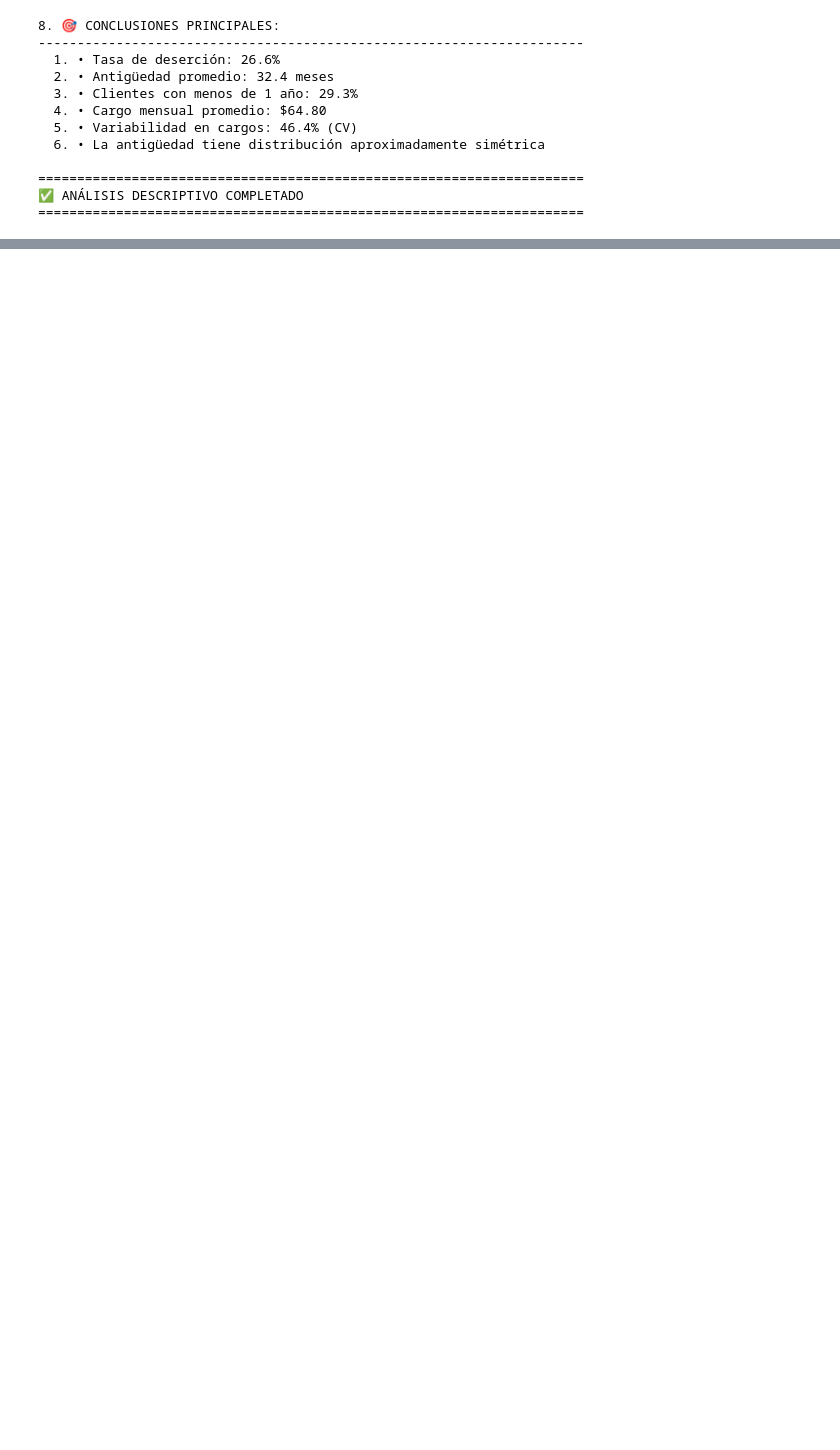
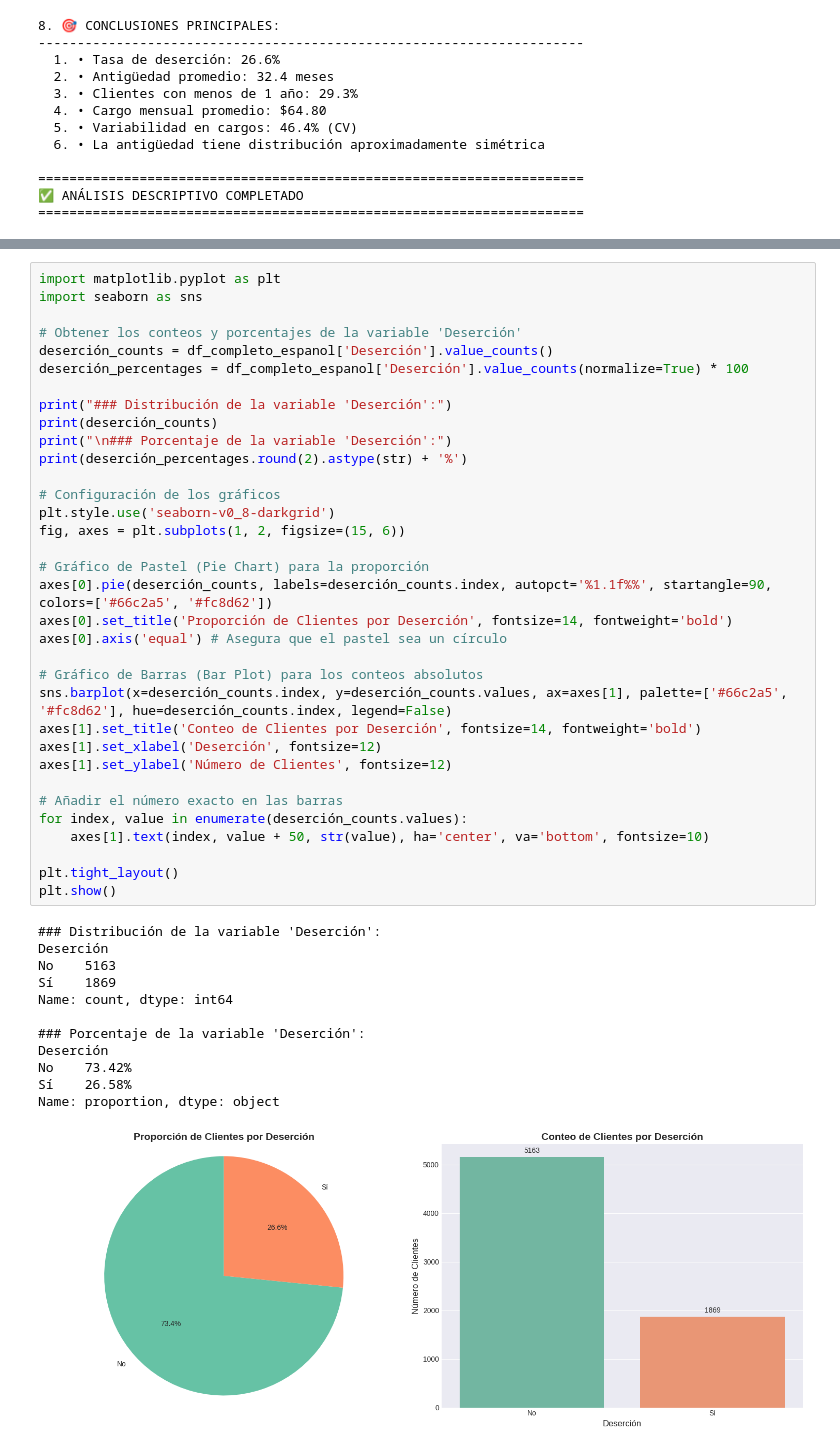
Before and after one commit to lainaker7/Desafio2-TelecomX, a Jupyter notebook: TELECOM_X_ALURA_CHALLENGE_Public.ipynb, the cells around one changed output, grey strips where cells are left out. Cells and saved outputs as stored; diff of their text form; blank space fills up the shorter version.

```diff
--- a/TELECOM_X_ALURA_CHALLENGE_Public.ipynb
+++ b/TELECOM_X_ALURA_CHALLENGE_Public.ipynb
@@ -870,0 +874,47 @@ analisis_descriptivo_resumido(df_completo_espanol)
+# %%
+import matplotlib.pyplot as plt
+import seaborn as sns
+
+# Obtener los conteos y porcentajes de la variable 'Deserción'
+deserción_counts = df_completo_espanol['Deserción'].value_counts()
+deserción_percentages = df_completo_espanol['Deserción'].value_counts(normalize=True) * 100
+
+print("### Distribución de la variable 'Deserción':")
+print(deserción_counts)
+print("\n### Porcentaje de la variable 'Deserción':")
+print(deserción_percentages.round(2).astype(str) + '%')
+
+# Configuración de los gráficos
+plt.style.use('seaborn-v0_8-darkgrid')
+fig, axes = plt.subplots(1, 2, figsize=(15, 6))
+
+# Gráfico de Pastel (Pie Chart) para la proporción
+axes[0].pie(deserción_counts, labels=deserción_counts.index, autopct='%1.1f%%', startangle=90, colors=['#66c2a5', '#fc8d62'])
+axes[0].set_title('Proporción de Clientes por Deserción', fontsize=14, fontweight='bold')
+axes[0].axis('equal') # Asegura que el pastel sea un círculo
+
+# Gráfico de Barras (Bar Plot) para los conteos absolutos
+sns.barplot(x=deserción_counts.index, y=deserción_counts.values, ax=axes[1], palette=['#66c2a5', '#fc8d62'], hue=deserción_counts.index, legend=False)
+axes[1].set_title('Conteo de Clientes por Deserción', fontsize=14, fontweight='bold')
+axes[1].set_xlabel('Deserción', fontsize=12)
+axes[1].set_ylabel('Número de Clientes', fontsize=12)
+
+# Añadir el número exacto en las barras
+for index, value in enumerate(deserción_counts.values):
+    axes[1].text(index, value + 50, str(value), ha='center', va='bottom', fontsize=10)
+
+plt.tight_layout()
+plt.show()
+# %% [output]
+### Distribución de la variable 'Deserción':
+Deserción
+No    5163
+Sí    1869
+Name: count, dtype: int64
+
+### Porcentaje de la variable 'Deserción':
+Deserción
+No    73.42%
+Sí    26.58%
+Name: proportion, dtype: object
+[figure, added]
```
Also changed, not shown: parts of 1 cell of this notebook.
